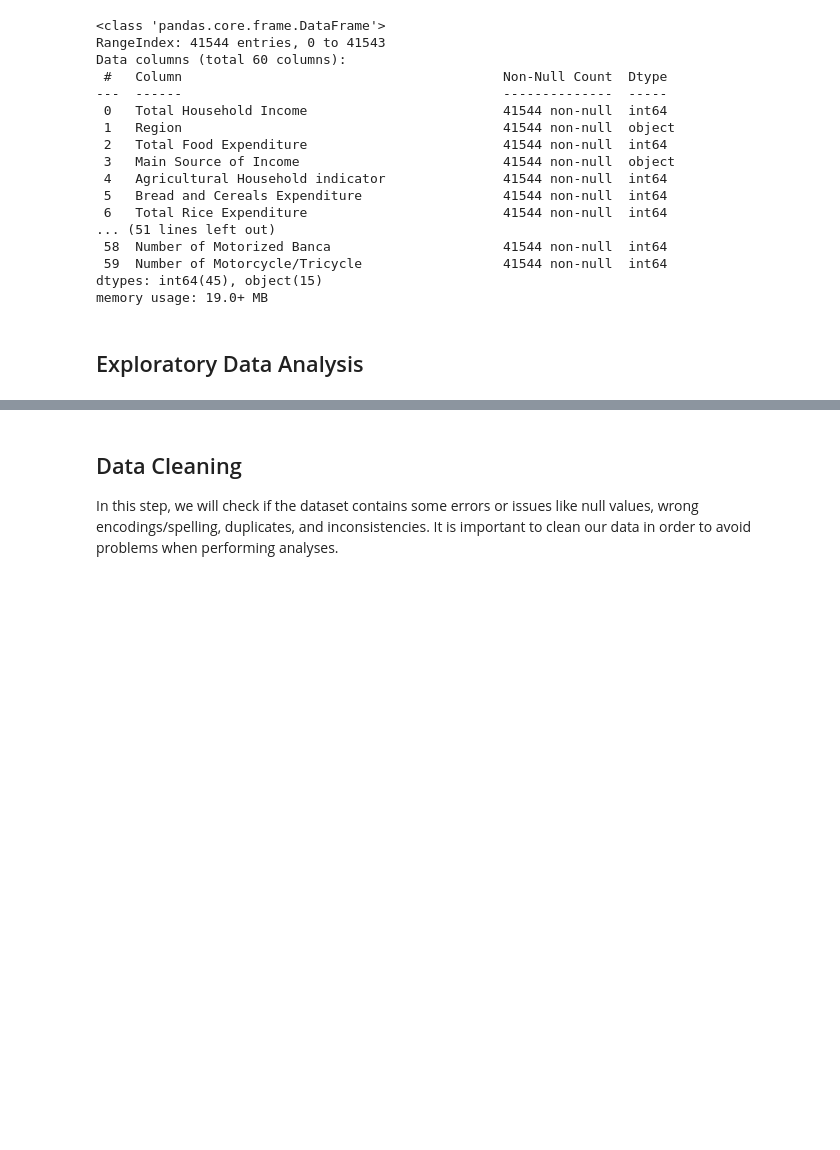
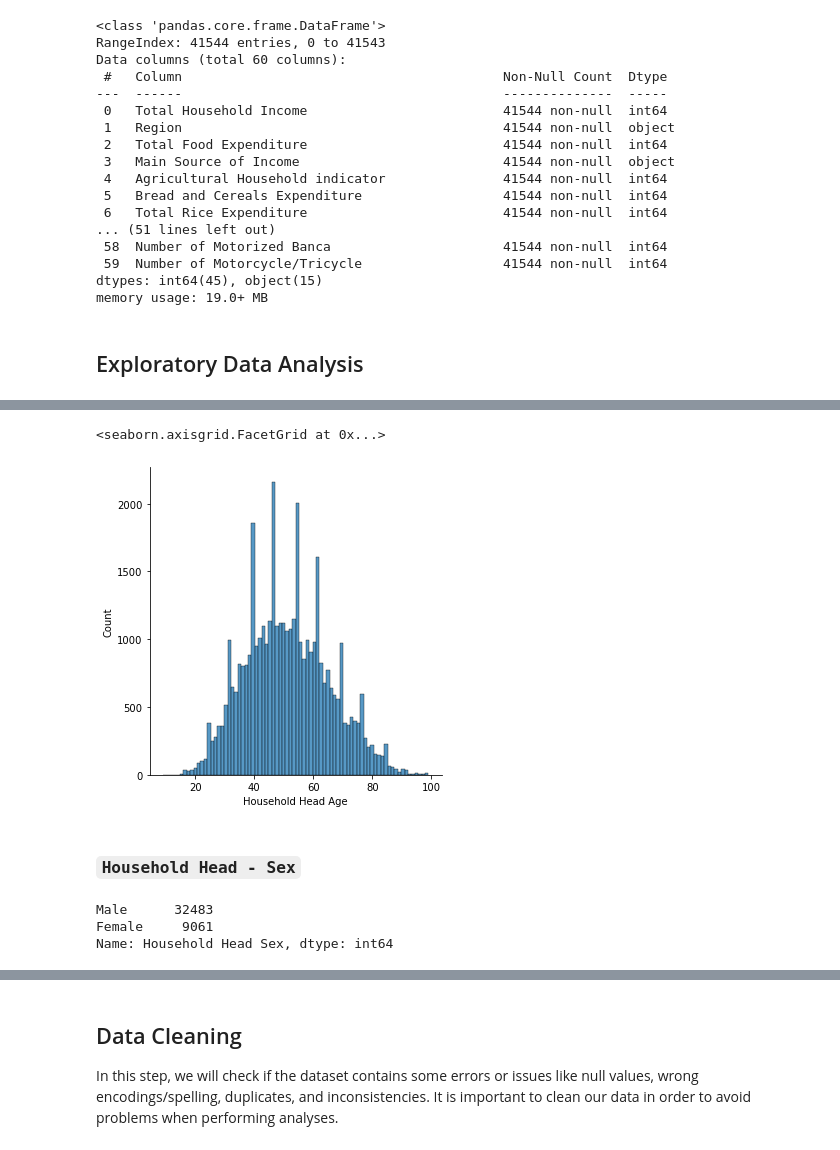
Before and after one commit to azrielortega/DATA100-Final-Project, a Jupyter notebook: Final Project.ipynb, the cells around one changed output, grey strips where cells are left out. Cells and saved outputs as stored; diff of their text form; code cells hidden in the pictures; blank space fills up the shorter version.

```diff
--- a/Final Project.ipynb
+++ b/Final Project.ipynb
@@ -132,0 +238,3 @@ memory usage: 19.0+ MB
+# %%
+y = income_df["Household Head Age"]
+y.describe()
@@ -132,0 +251,14 @@ memory usage: 19.0+ MB
+# %%
+sns.displot(y)
+# %% [output]
+<seaborn.axisgrid.FacetGrid at 0x...>
+[figure, added]
+# %% [markdown]
+### `Household Head - Sex`
+# %%
+y = income_df["Household Head Sex"]
+y.value_counts()
+# %% [output]
+Male      32483
+Female     9061
+Name: Household Head Sex, dtype: int64
```
Also changed, not shown: parts of 120 cells of this notebook.
